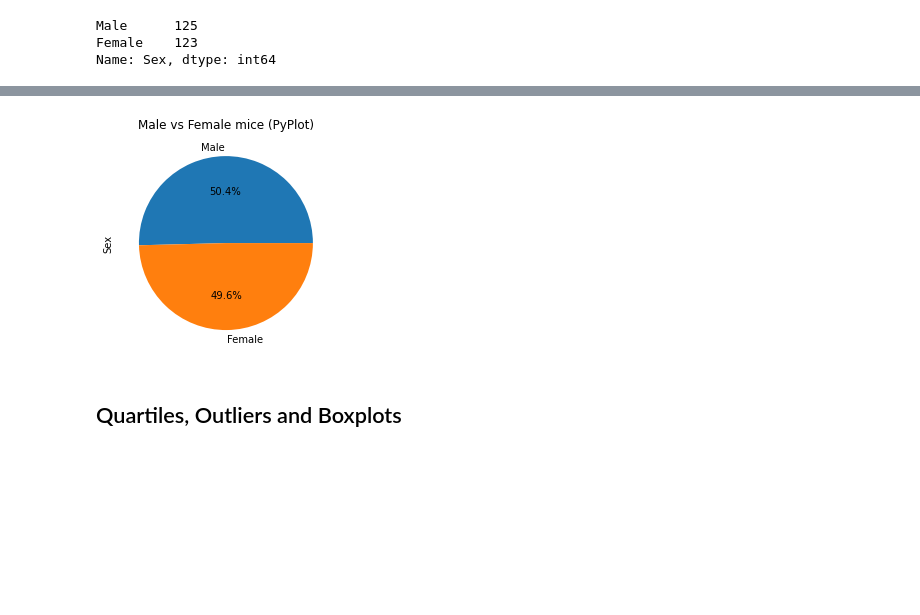
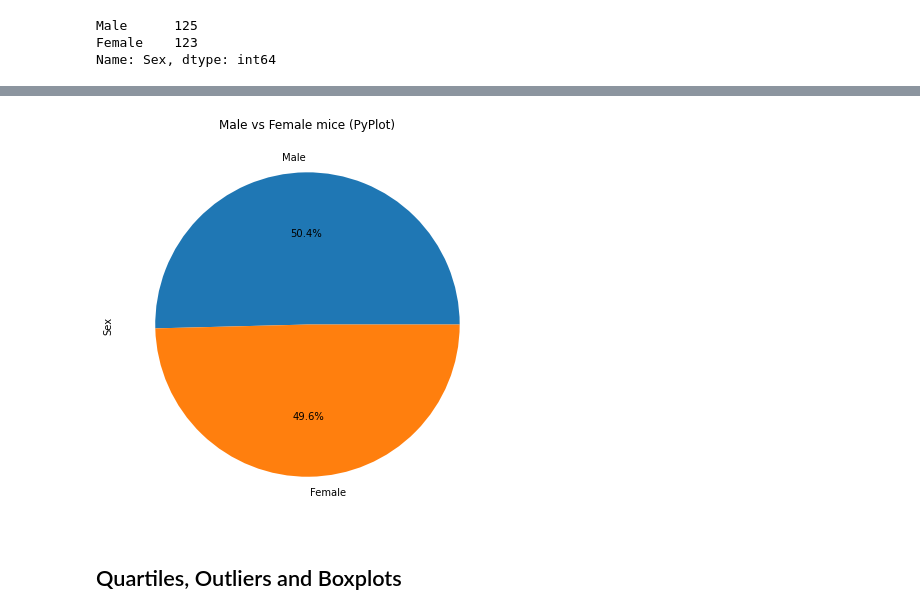
Before and after one commit to zachaa/matplotlib-challenge, a Jupyter notebook: Pymaceuticals/pymaceuticals.ipynb, the cells around one changed output, grey strips where cells are left out. Cells and saved outputs as stored; diff of their text form; code cells hidden in the pictures; blank space fills up the shorter version.

```diff
--- a/Pymaceuticals/pymaceuticals.ipynb
+++ b/Pymaceuticals/pymaceuticals.ipynb
@@ -155,12 +153,11 @@ plt.show()
 # %%
 # Male vs Female plot using PyPlot
-pie_fig, pie_ax = plt.subplots()
-pie_fig.patch.set_facecolor('white')  # background color
+pie_fig, pie_ax = plt.subplots(figsize=(7, 7), facecolor="white")
 pie_ax.pie(by_sex_series, labels=by_sex_series.index, autopct='%.1f%%')
 pie_ax.set(title="Male vs Female mice (PyPlot)", ylabel="Sex")
 plt.show()
 # %% [output]
-[figure, old version]
+[figure, new version]
 # %% [markdown]
 ## Quartiles, Outliers and Boxplots
 # %%
```
Also changed, not shown: parts of 8 cells of this notebook.
